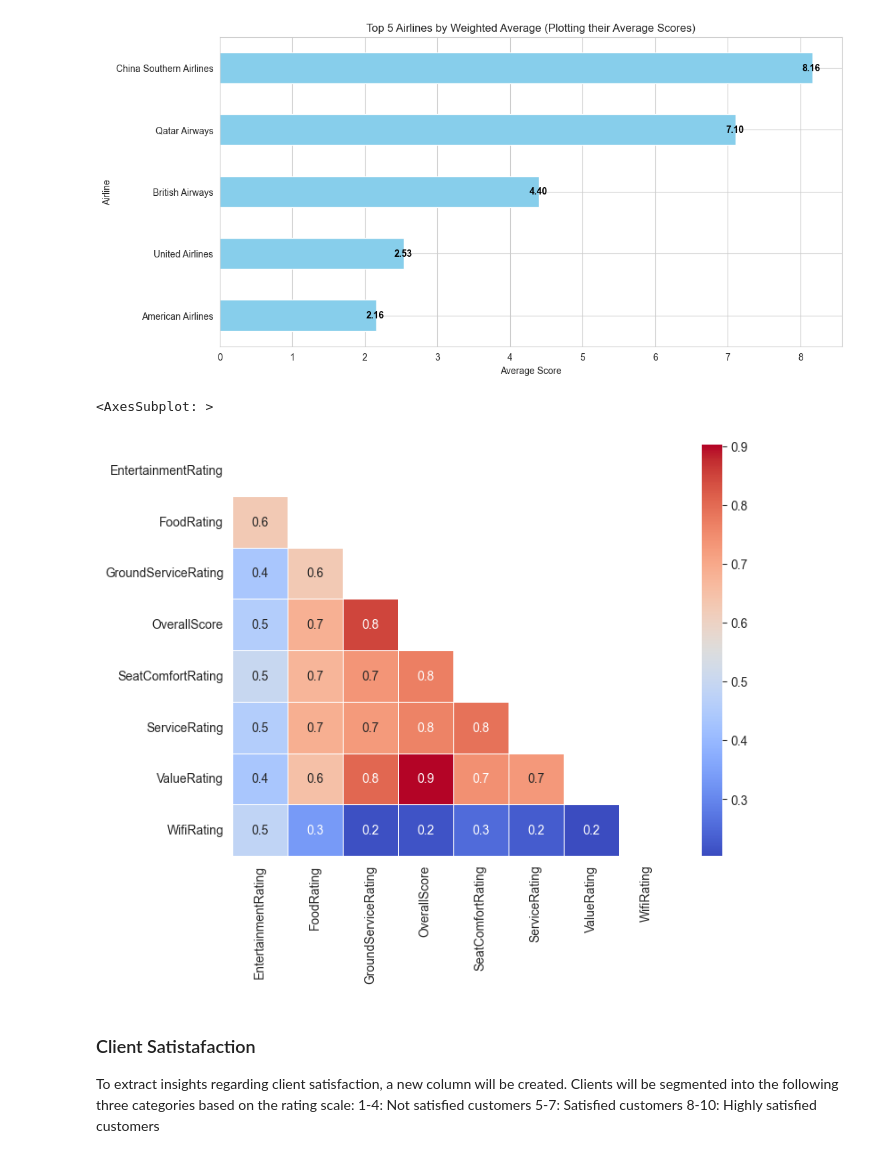
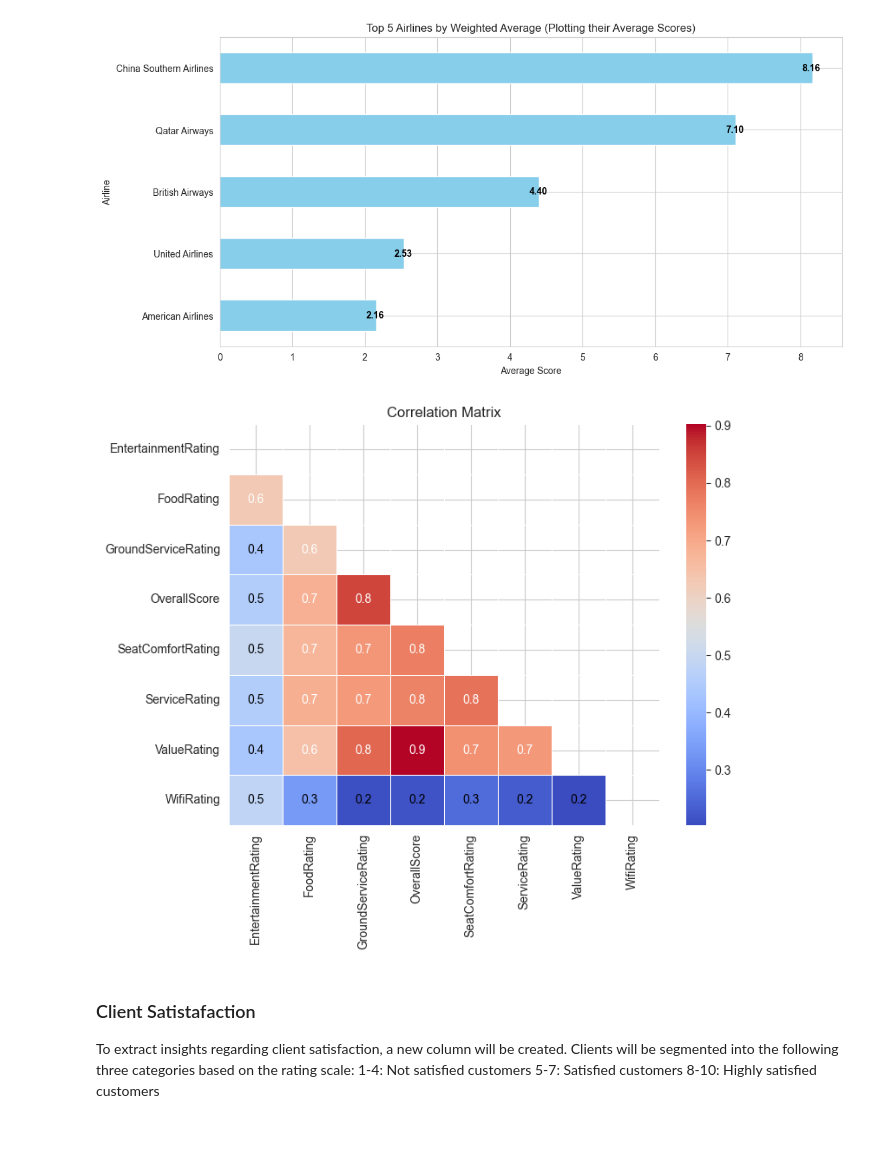
Before and after one commit to andeepl7/AppliedML, a Jupyter notebook: EDA- Airlines.ipynb, the cells around one changed output. Saved outputs shown, nothing was run; the diff lists cells and outputs as text; code cells hidden in the pictures.

```diff
--- a/EDA- Airlines.ipynb
+++ b/EDA- Airlines.ipynb
@@ -276,13 +280,21 @@ plt.show()
 [figure]
 # %%
 # Correlation matrix
-corr_matrix = data_clean.corr()
+numeric_columns = data_clean.select_dtypes(include='number')
+corr_matrix = numeric_columns.corr()
 mask = np.triu(np.ones_like(corr_matrix, dtype=bool))
-plt.figure(figsize=(8, 6))
-sns.heatmap(corr_matrix, annot=True, mask=mask, cmap='coolwarm', fmt=".1f", linewidths=0.5)
-# %% [output]
-<AxesSubplot: >
-[figure, removed]
+# %%
+plt.figure(figsize=(8, 6))
+sns.heatmap(corr_matrix, annot=False, mask=mask, cmap='coolwarm', linewidths=0.5)
+for i in range(len(corr_matrix)):
+    for j in range(i):
+        plt.text(j+0.5, i+0.5, format(corr_matrix.iloc[i, j], '.1f'),
+                 ha='center', va='center',
+                 color="black" if -0.5 < corr_matrix.iloc[i, j] < 0.5 else "white")
+plt.title('Correlation Matrix')
+plt.show()
+# %% [output]
+[figure, added]
 # %% [markdown]
 ### Client Satistafaction
 To extract insights regarding client satisfaction, a new column will be created. Clients will be segmented into the following three categories based on the rating scale:
```
Also changed, not shown: parts of 28 cells of this notebook.
